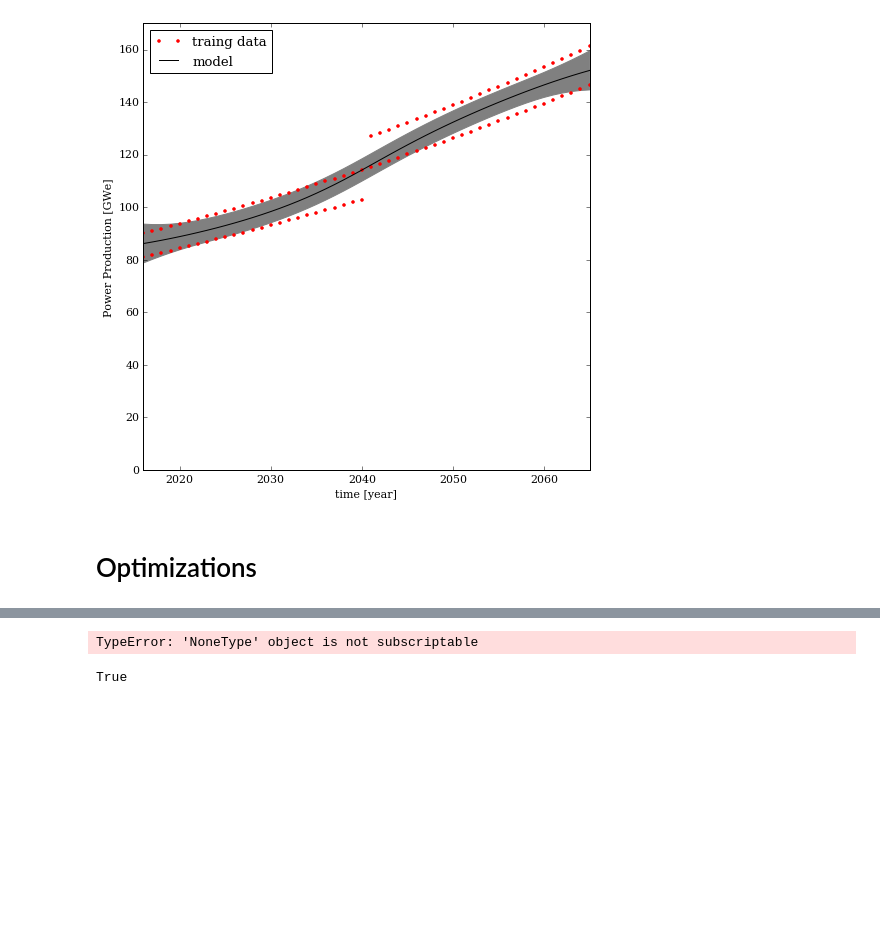
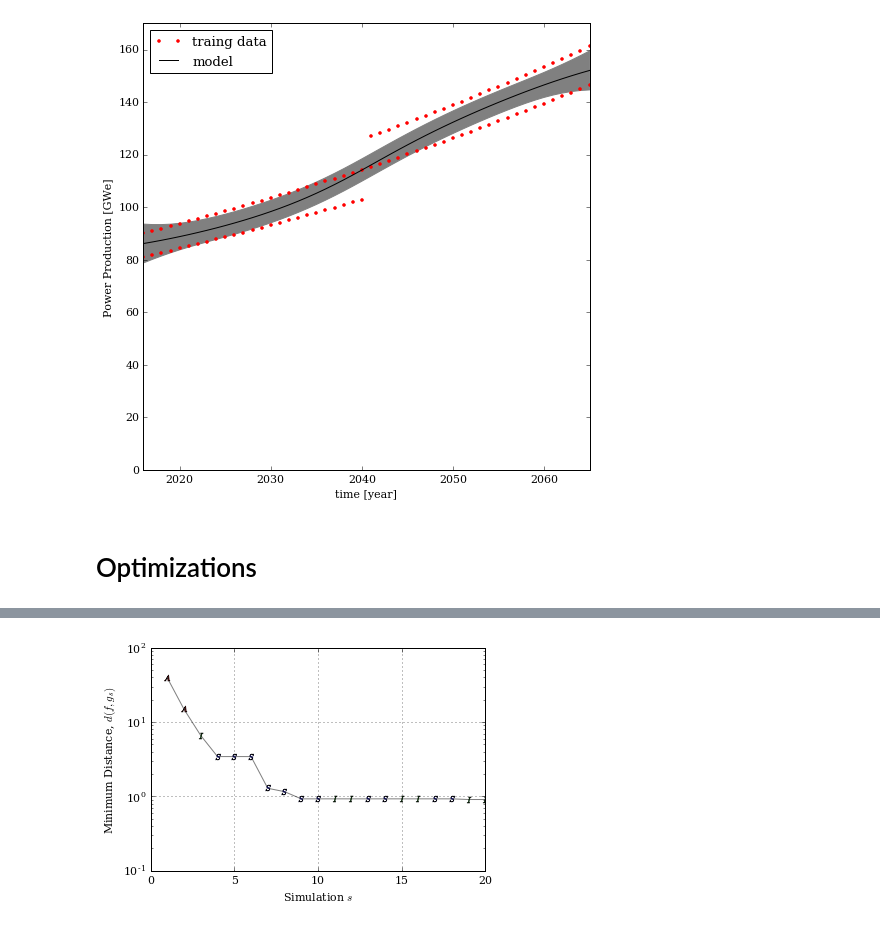
Before and after one commit to scopatz/fc-deploy-opt, a Jupyter notebook: cases.ipynb, the cells around one changed output, grey strips where cells are left out. Cells and saved outputs as stored; diff of their text form; code cells hidden in the pictures; blank space fills up the shorter version.

```diff
--- a/cases.ipynb
+++ b/cases.ipynb
@@ -91,11 +91,26 @@ def run_percent_growth(rate, f0=90.0, N0=4, T=T, seed=seed, verbose=verbose, **k
     state = worg.optimize(f, N, seed=seed, verbose=verbose, **kwargs)
     return state
 
-def covergence_plot(states):
-    for state in states:
-        x = np.arange(1, state['s'])
-        plt.semilogy(x, state['D_s'], 'ko-')
+def covergence_plot(states, linestyles, labels):
+    for state, ls, label in zip(states, linestyles, labels):
+        x = np.arange(1, state['s'] + 1)
+        D_s = state['D_s']
+        y = np.fromiter((min(D_s[:i]) for i in x), dtype='f8', count=len(x))
+        plt.semilogy(x, y, linestyle=ls, color='gray', label=label)
+        smask = np.fromiter((w == 'stochastic' for w in state['winner_s']),
+                            dtype='bool', count=len(x))
+        if np.any(smask):
+            plt.semilogy(x[smask], y[smask], linestyle='None', marker='$S$')
+        imask = np.fromiter((w == 'inner-prod' for w in state['winner_s']),
+                            dtype='bool', count=len(x))
+        if np.any(imask):
+            plt.semilogy(x[imask], y[imask], linestyle='None', marker='$I$')
+        amask = np.fromiter((w == 'all' for w in state['winner_s']),
+                            dtype='bool', count=len(x))
+        if np.any(amask):
+            plt.semilogy(x[amask], y[amask], linestyle='None', marker='$A$')
     plt.grid()
+    plt.legend(loc=0)
     plt.xlabel('Simulation $s$')
-    plt.ylabel('Distance, $d(f, g_s)$')
+    plt.ylabel('Minimum Distance, $d(f, g_s)$')
 # %%
@@ -121,8 +136,4 @@ Wall time: 7min 43s
-# %%
-covergence_plot([state1])
-# %% [output]
-TypeError: 'NoneType' object is not subscriptable
-# %%
-state1 is None
-# %% [output]
-True
+# %%
+covergence_plot([state1all], ['-'], ['all'])
+# %% [output]
+[figure, added]
```
Also changed, not shown: parts of 10 cells of this notebook, 4 other files.
